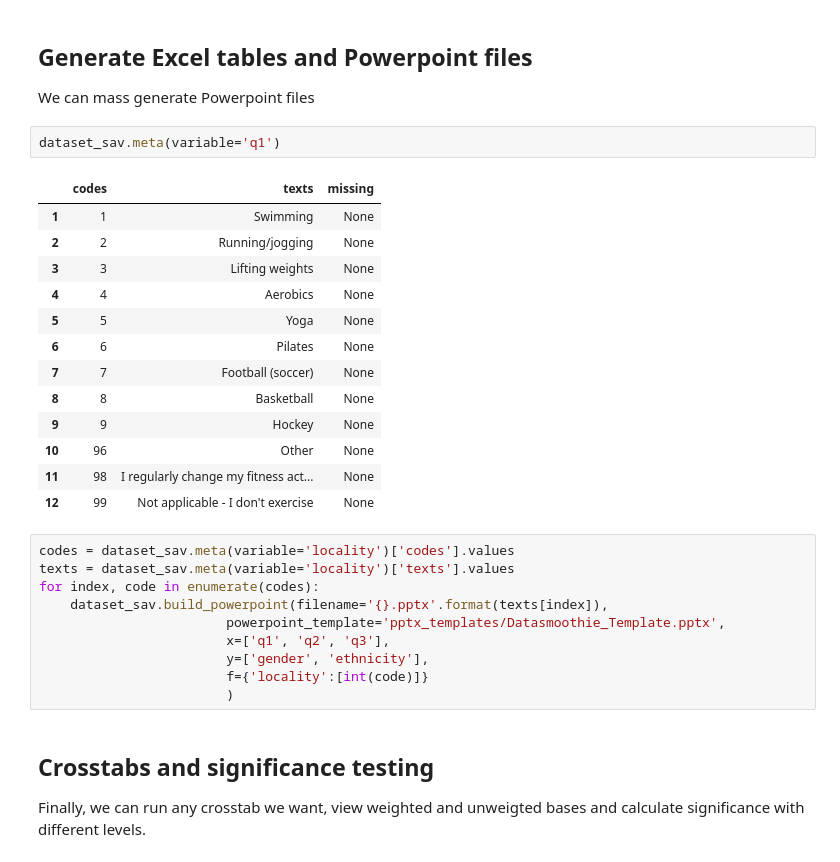
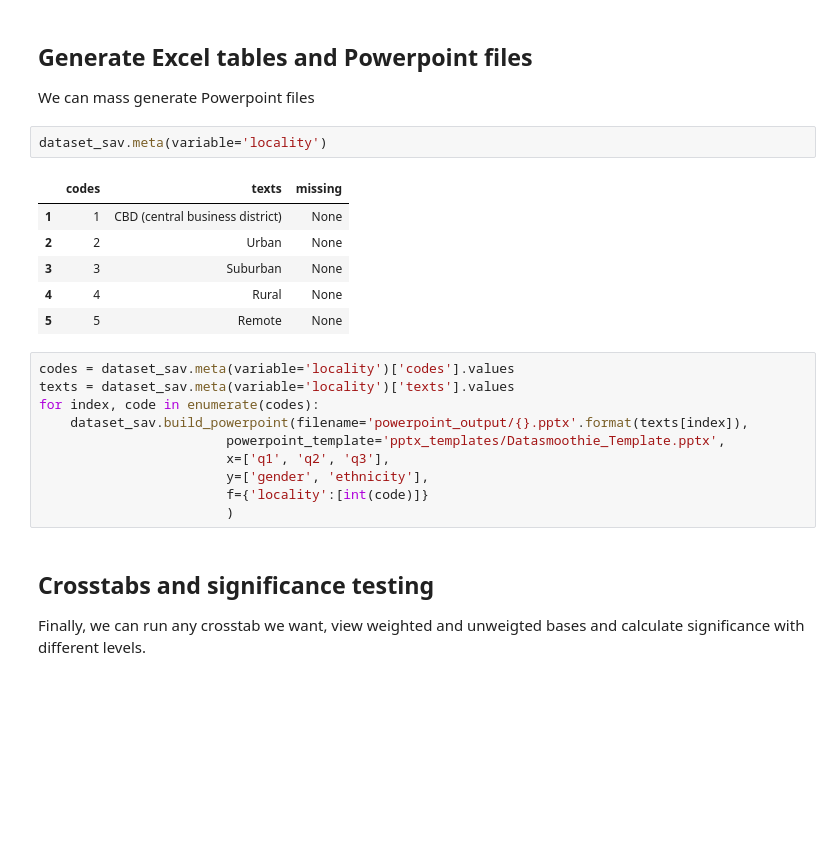
Before and after one commit to datasmoothie/tally-demonstration, a Jupyter notebook: Build Excel and Powerpoint from CSV.ipynb, the cells around one changed output. Drawn from its saved outputs; the diff is of its cells as text; blank space fills up the shorter version.

Commit message:
Finalise notebook and generate pptx

```diff
--- a/Build Excel and Powerpoint from CSV.ipynb
+++ b/Build Excel and Powerpoint from CSV.ipynb
@@ -127,26 +127,19 @@ pd.concat([df1, df2], axis=1)
 
 We can mass generate Powerpoint files
 # %%
-dataset_sav.meta(variable='q1')
+dataset_sav.meta(variable='locality')
 # %% [output]
 |  | codes | texts | missing |
-| 1 | 1 | Swimming | None |
-| 2 | 2 | Running/jogging | None |
-| 3 | 3 | Lifting weights | None |
-| 4 | 4 | Aerobics | None |
-| 5 | 5 | Yoga | None |
-| 6 | 6 | Pilates | None |
-| 7 | 7 | Football (soccer) | None |
-| 8 | 8 | Basketball | None |
-| 9 | 9 | Hockey | None |
-| 10 | 96 | Other | None |
-| 11 | 98 | I regularly change my fitness act... | None |
-| 12 | 99 | Not applicable - I don't exercise | None |
+| 1 | 1 | CBD (central business district) | None |
+| 2 | 2 | Urban | None |
+| 3 | 3 | Suburban | None |
+| 4 | 4 | Rural | None |
+| 5 | 5 | Remote | None |
 # %%
 codes = dataset_sav.meta(variable='locality')['codes'].values
 texts = dataset_sav.meta(variable='locality')['texts'].values
 for index, code in enumerate(codes):
-    dataset_sav.build_powerpoint(filename='{}.pptx'.format(texts[index]),
+    dataset_sav.build_powerpoint(filename='powerpoint_output/{}.pptx'.format(texts[index]),
                         powerpoint_template='pptx_templates/Datasmoothie_Template.pptx',
                         x=['q1', 'q2', 'q3'],
                         y=['gender', 'ethnicity'],
```
Also changed, not shown: parts of 2 cells of this notebook, 8 other files.
